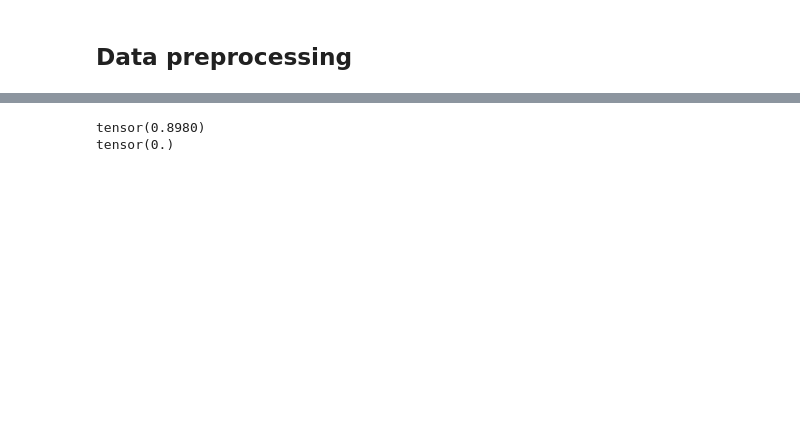
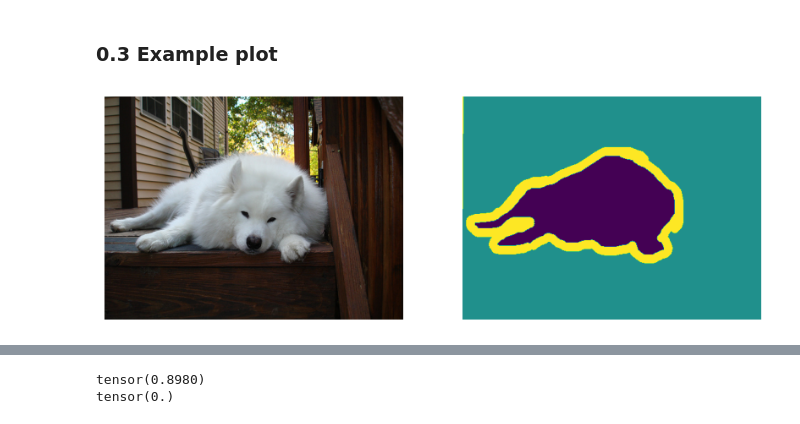
Before and after one commit to deblargue/deep25-project, a Jupyter notebook: deep_project2.ipynb, the cells around one changed output, grey strips where cells are left out. Saved outputs shown, nothing was run; the diff lists cells and outputs as text; code cells hidden in the pictures; blank space fills up the shorter version.

```diff
--- a/deep_project2.ipynb
+++ b/deep_project2.ipynb
@@ -28,2 +43,0 @@ zsh:1: command not found: wget
-# %% [markdown]
-## Data preprocessing
@@ -35,0 +44,20 @@ from torchvision.transforms import transforms
+# %% [markdown]
+### 0.3 Example plot
+# %%
+from torchvision.io import read_image
+
+# -- PLOT EXAMPLE IMAGE AND MASK --
+name = 'samoyed_142'
+img = read_image(f'oxford-iiit-pet/images/{name}.jpg')
+mask = read_image(f'oxford-iiit-pet/annotations/trimaps/{name}.png')
+
+plt.figure(figsize=(10, 10))
+plt.subplot(121)
+plt.imshow(img.permute(1, 2, 0))
+plt.axis('off')
+plt.subplot(122)
+plt.imshow(mask.permute(1, 2, 0))
+plt.axis('off')
+plt.show()
+# %% [output]
+[figure, added]
```
Also changed, not shown: parts of 49 cells of this notebook.
